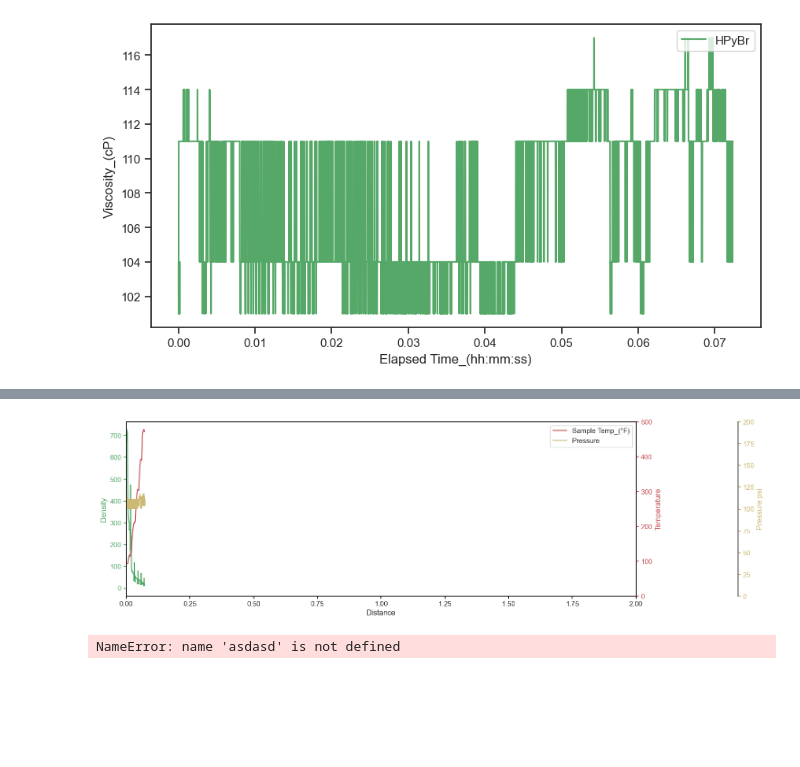
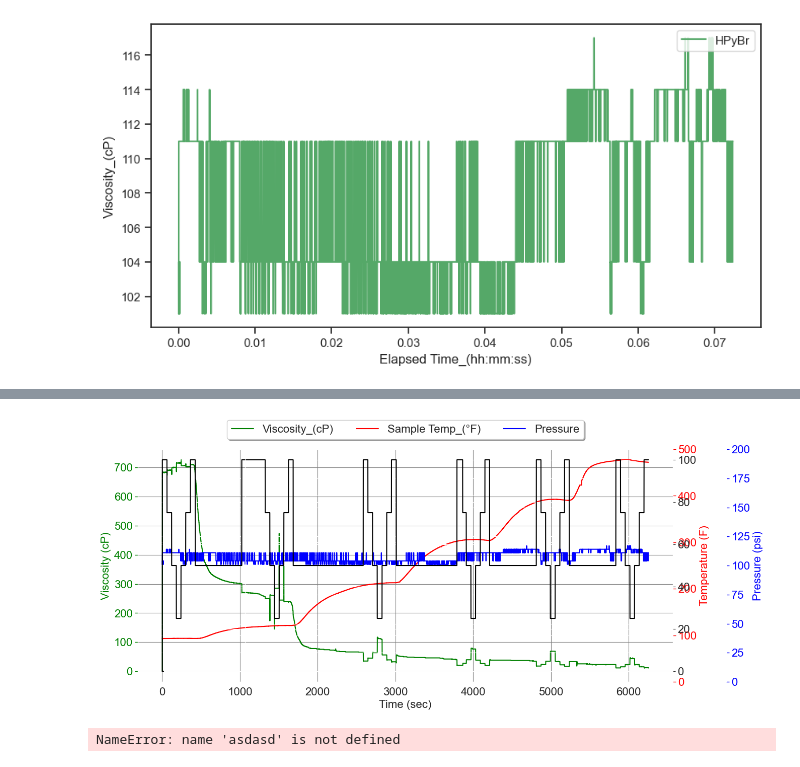
Before and after one commit to Atashnezhad/hpht, a Jupyter notebook: P01.ipynb, the cells around one changed output, grey strips where cells are left out. Saved outputs shown, nothing was run; the diff lists cells and outputs as text; code cells hidden in the pictures; blank space fills up the shorter version.

```diff
--- a/P01.ipynb
+++ b/P01.ipynb
@@ -118,5 +118,5 @@ for file in list_of_files:
        df = obj.rename_columns(df)
        # df = obj.make_float(df)
        df = obj.keep_columns(df)
-       df = obj.make_float(df)
+       df = obj.make_float(df, except_cols=["Elapsed Time_(hh:mm:ss)"])
        dataframes[file] = df
@@ -427,0 +441,3 @@ Name: Elapsed Time_(hh:mm:ss), Length: 6068, dtype: float64
+# %%
+b = final_df[sub_hpybr_p_mask]['Elapsed Time_(hh:mm:ss)'].apply(lambda x: int(x[0]) * 3600 + int(x[1]) * 60 + int(x[2]))
+time_values = b
@@ -428,52 +512,71 @@ Name: Elapsed Time_(hh:mm:ss), Length: 6068, dtype: float64
 # %%
 import matplotlib.pyplot as plt
 
-fig, ax = plt.subplots(figsize=(18,5))
+plt.rcParams.update({'font.size': 16})
+# make plot background white
+plt.rcParams['axes.facecolor'] = 'white'
+fig, ax = plt.subplots(figsize=(17,6))
 fig.subplots_adjust(right=0.75)
+# adjust axis font size
+
 
 twin1 = ax.twinx()
 twin2 = ax.twinx()
+twin3 = ax.twinx()
 
 # Offset the right spine of twin2.  The ticks and label have already been
 # placed on the right by twinx above.
-twin2.spines.right.set_position(("axes", 1.2))
+twin2.spines.right.set_position(("axes", 1.1))
+twin3.spines.left.set_position(("axes", 0.2))
 
 p1, = ax.plot(
-    final_df[sub_hpybr_p_mask]['Elapsed Time_(hh:mm:ss)'],
-    final_df[sub_hpybr_p_mask]['Viscosity_(cP)'], 'g-')
+    time_values,
+    final_df[sub_hpybr_p_mask]['Viscosity_(cP)'], 'g-', label="Viscosity_(cP)")
 
 p2, = twin1.plot(
-    final_df[sub_hpybr_p_mask]['Elapsed Time_(hh:mm:ss)'],
+    time_values,
     final_df[sub_hpybr_p_mask]['Sample Temp_(°F)'], "r-", label="Sample Temp_(°F)")
 
-p3, = twin2.plot(final_df[sub_hpybr_p_mask]['Elapsed Time_(hh:mm:ss)'],
-                 final_df[sub_hpybr_p_mask]['Pressure_(PSIg)'], "y-", label="Pressure")
+p3, = twin2.plot(
+    time_values,
+    final_df[sub_hpybr_p_mask]['Pressure_(PSIg)'], "b-", label="Pressure")
 
-ax.set_xlim(0, 2)
+p4, = twin3.plot(
+    time_values,
+    final_df[sub_hpybr_p_mask]['Shear Rate_(1/s)'], "k-", label="Shear Rate")
+
+# ax.set_xlim(0, 2)
 # ax.set_ylim(0, 2)
 twin1.set_ylim(0, 500)
 twin2.set_ylim(0, 200)
 
-ax.set_xlabel("Distance")
-ax.set_ylabel("Density")
-twin1.set_ylabel("Temperature")
-twin2.set_ylabel("Pressure psi")
+ax.set_xlabel("Time (sec)")
+ax.set_ylabel("Viscosity (cP)")
+twin1.set_ylabel("Temperature (F)")
+twin2.set_ylabel("Pressure (psi)")
 
 ax.yaxis.label.set_color(p1.get_color())
 twin1.yaxis.label.set_color(p2.get_color())
 twin2.yaxis.label.set_color(p3.get_color())
 
-tkw = dict(size=4, width=1.5)
+tkw = dict(size=4, width=1)
 ax.tick_params(axis='y', colors=p1.get_color(), **tkw)
 twin1.tick_params(axis='y', colors=p2.get_color(), **tkw)
 twin2.tick_params(axis='y', colors=p3.get_color(), **tkw)
+
 ax.tick_params(axis='x', **tkw)
 
-ax.legend(handles=[p1, p2, p3])
-
+ax.legend(handles=[p1, p2, p3, p4])
+# color the legend background
+ax.legend(handles=[p1, p2, p3], facecolor='white', framealpha=1)
+# put legend middle top
+ax.legend(handles=[p1, p2, p3], loc='upper center', bbox_to_anchor=(0.5, 1.15),
+          ncol=3, fancybox=True, shadow=True)
+# make grid on and set grid color to grey
+ax.grid(True, color='grey')
 plt.show()
 # %% [output]
-[figure, old version]
+[figure, new version]
 # %%
 asdasd
 # %% [output]
```
Also changed, not shown: parts of 14 cells of this notebook.
